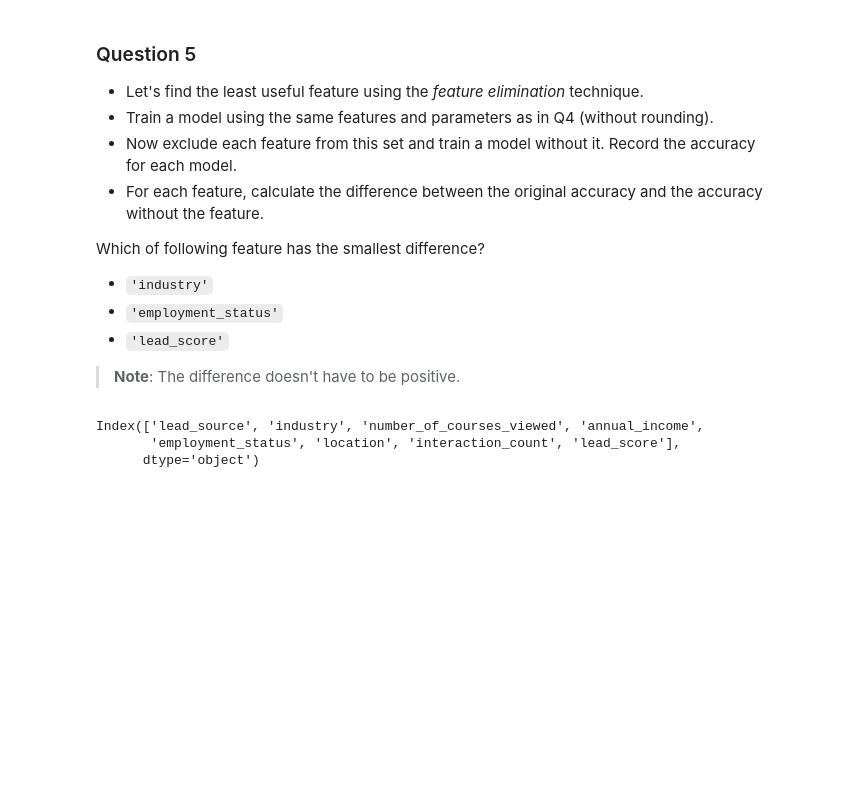
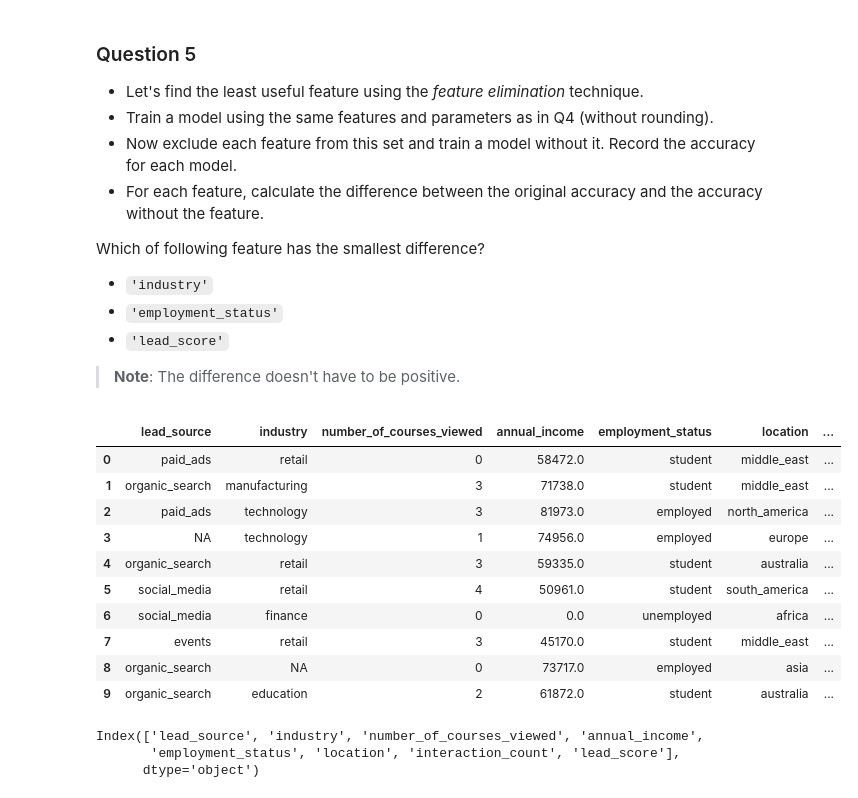
Before and after one commit to ANKershaw/machine-learning-zoomcamp-homework, a Jupyter notebook: week_3/homework.ipynb, the cells around one changed output. Cells and saved outputs as stored; diff of their text form; code cells hidden in the pictures; blank space fills up the shorter version.

```diff
--- a/week_3/homework.ipynb
+++ b/week_3/homework.ipynb
@@ -258,6 +258,20 @@ Which of following feature has the smallest difference?
 - `'lead_score'`
 
 > **Note**: The difference doesn't have to be positive.
+# %%
+df_train.head(10)
+# %% [output]
+|  | lead_source | industry | number_of_courses_viewed | annual_income | employment_status | location | ... |
+| 0 | paid_ads | retail | 0 | 58472.0 | student | middle_east | ... |
+| 1 | organic_search | manufacturing | 3 | 71738.0 | student | middle_east | ... |
+| 2 | paid_ads | technology | 3 | 81973.0 | employed | north_america | ... |
+| 3 | NA | technology | 1 | 74956.0 | employed | europe | ... |
+| 4 | organic_search | retail | 3 | 59335.0 | student | australia | ... |
+| 5 | social_media | retail | 4 | 50961.0 | student | south_america | ... |
+| 6 | social_media | finance | 0 | 0.0 | unemployed | africa | ... |
+| 7 | events | retail | 3 | 45170.0 | student | middle_east | ... |
+| 8 | organic_search | NA | 0 | 73717.0 | employed | asia | ... |
+| 9 | organic_search | education | 2 | 61872.0 | student | australia | ... |
 # %%
 df_train.columns
 
```
Also changed, not shown: parts of 2 cells of this notebook, 1 other file.
